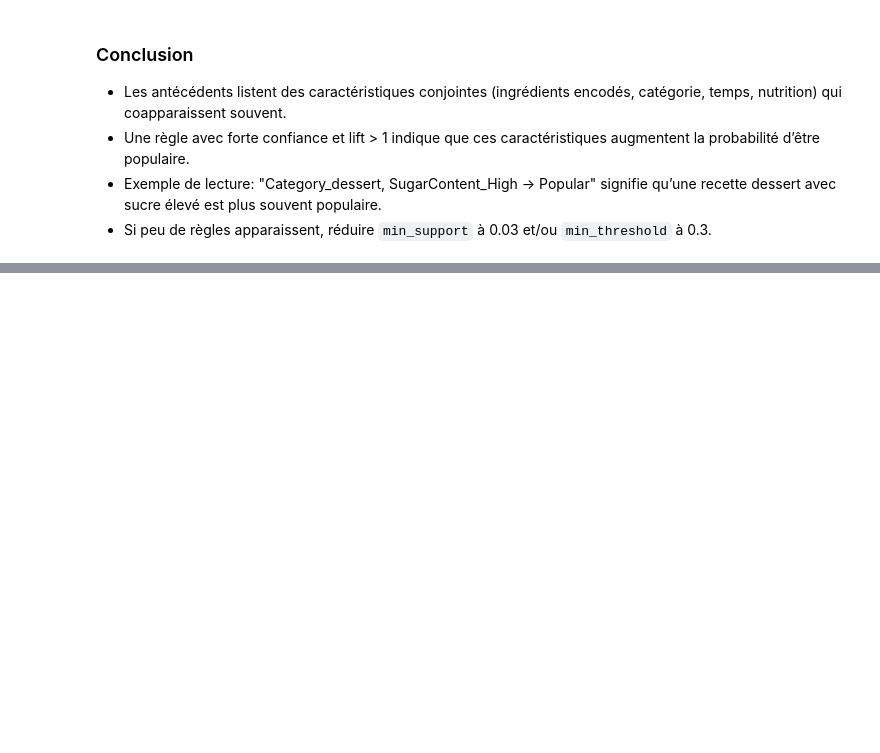
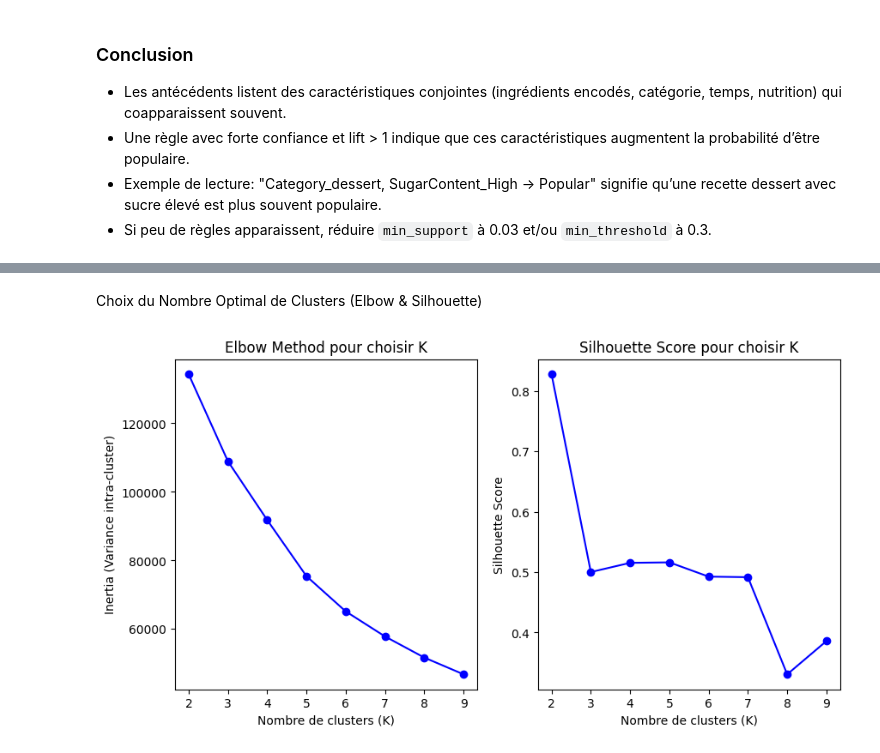
Before and after one commit to louaycodes/ProjetMachineLearning4Arctic, a Jupyter notebook: projetML.ipynb, the cells around one changed output, grey strips where cells are left out. Saved outputs shown, nothing was run; the diff lists cells and outputs as text; code cells hidden in the pictures; blank space fills up the shorter version.

```diff
--- a/projetML.ipynb
+++ b/projetML.ipynb
@@ -1578,0 +1608,19 @@ Le modèle de régression linéaire développé pour **BO3** permet de :
+# %%
+clustering_features = [
+    'Avg_Rating', 'Avg_Calories', 'Avg_Protein',
+    'Avg_Fat', 'Avg_Sugar', 'Review_Count'
+]
+X_cluster = user_profiles[clustering_features]
+
+scaler = StandardScaler()
+X_cluster_scaled = scaler.fit_transform(X_cluster)
+
+print("Features pour le clustering :", X_cluster.shape)
+print("Exemple de données normalisées :")
+print(pd.DataFrame(X_cluster_scaled[:5], columns=clustering_features).round(2))
+
+pca = PCA(n_components=0.95)
+X_cluster_pca = pca.fit_transform(X_cluster_scaled)
+
+print(f"\n Dimensions après PCA : {X_cluster_pca.shape[1]}")
+print(f"Variance expliquée cumulée : {pca.explained_variance_ratio_.sum():.2%}")
@@ -1578,0 +1639,34 @@ Le modèle de régression linéaire développé pour **BO3** permet de :
+# %% [markdown]
+Choix du Nombre Optimal de Clusters (Elbow & Silhouette)
+# %%
+from sklearn.cluster import KMeans
+from sklearn.metrics import silhouette_score
+import warnings
+warnings.filterwarnings("ignore", message="KMeans is known to have a memory leak")
+
+
+inertias = []
+silhouettes = []
+k_range = range(2, 10)
+for k in k_range:
+    kmeans = KMeans(n_clusters=k, random_state=42, n_init=10)
+    kmeans.fit(X_cluster_pca)
+    inertias.append(kmeans.inertia_)
+    silhouettes.append(silhouette_score(X_cluster_pca, kmeans.labels_))
+
+
+plt.figure(figsize=(10, 5))
+plt.subplot(1, 2, 1)
+plt.plot(k_range, inertias, 'bo-')
+plt.xlabel('Nombre de clusters (K)')
+plt.ylabel('Inertia (Variance intra-cluster)')
+plt.title('Elbow Method pour choisir K')
+
+plt.subplot(1, 2, 2)
+plt.plot(k_range, silhouettes, 'bo-')
+plt.xlabel('Nombre de clusters (K)')
+plt.ylabel('Silhouette Score')
+plt.title('Silhouette Score pour choisir K')
+plt.show()
+# %% [output]
+[figure, added]
```
Also changed, not shown: parts of 30 cells of this notebook.
